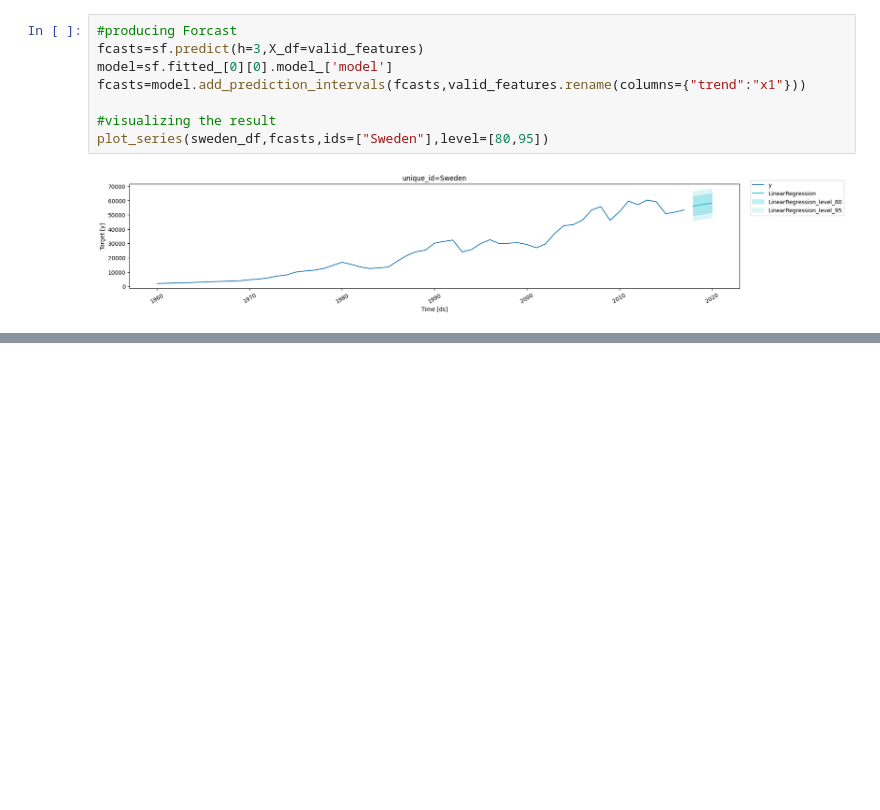
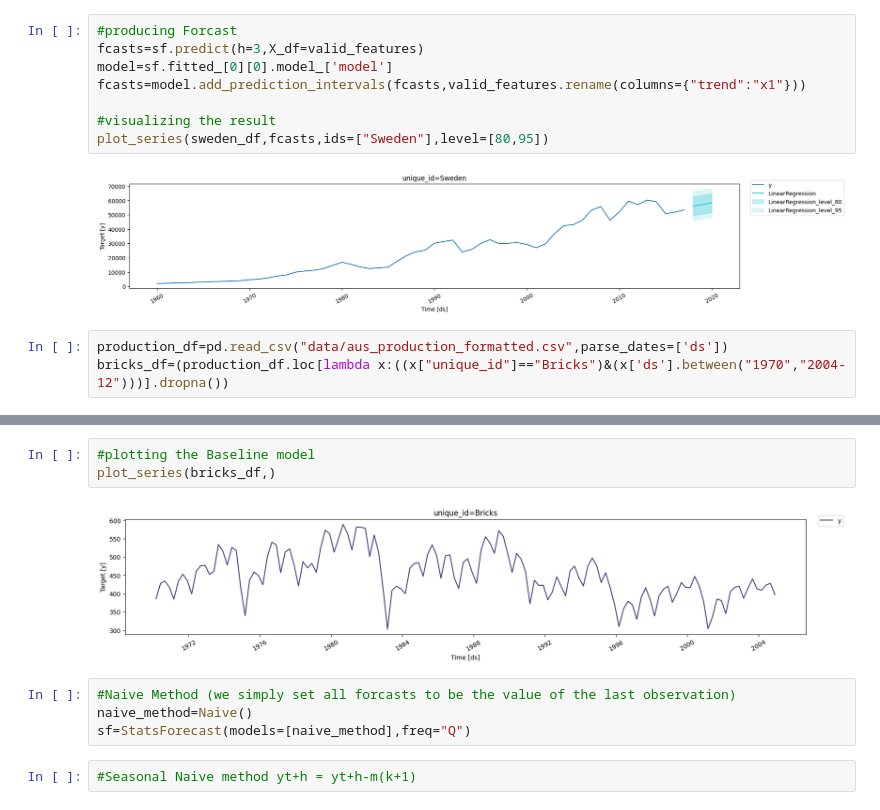
Before and after one commit to zamu-302/Time-series, a Jupyter notebook: Chapter5.ipynb, the cells around one changed output, grey strips where cells are left out. Drawn from its saved outputs; the diff is of its cells as text; blank space fills up the shorter version.

```diff
--- a/Chapter5.ipynb
+++ b/Chapter5.ipynb
@@ -62,3 +62,6 @@ fcasts=model.add_prediction_intervals(fcasts,valid_features.rename(columns={"tre
 plot_series(sweden_df,fcasts,ids=["Sweden"],level=[80,95])
 # %% [output]
 [figure]
+# %%
+production_df=pd.read_csv("data/aus_production_formatted.csv",parse_dates=['ds'])
+bricks_df=(production_df.loc[lambda x:((x["unique_id"]=="Bricks")&(x['ds'].between("1970","2004-12")))].dropna())
@@ -64,0 +77,11 @@ plot_series(sweden_df,fcasts,ids=["Sweden"],level=[80,95])
+# %%
+#plotting the Baseline model
+plot_series(bricks_df,)
+# %% [output]
+[figure, added]
+# %%
+#Naive Method (we simply set all forcasts to be the value of the last observation)
+naive_method=Naive()
+sf=StatsForecast(models=[naive_method],freq="Q")
+# %%
+#Seasonal Naive method yt+h = yt+h-m(k+1)
```
Also changed, not shown: parts of 1 cell of this notebook.
